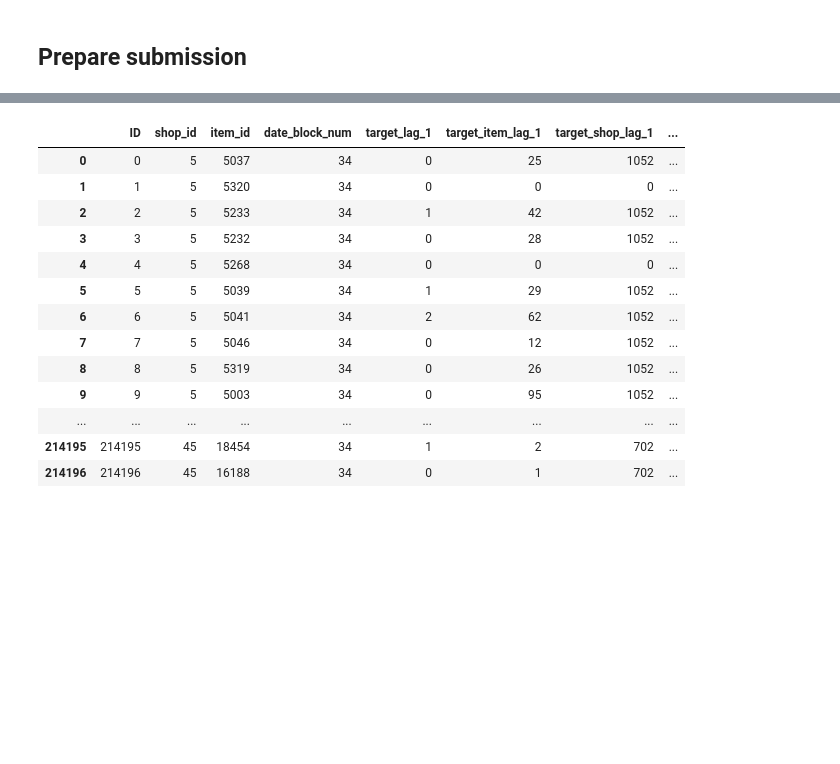
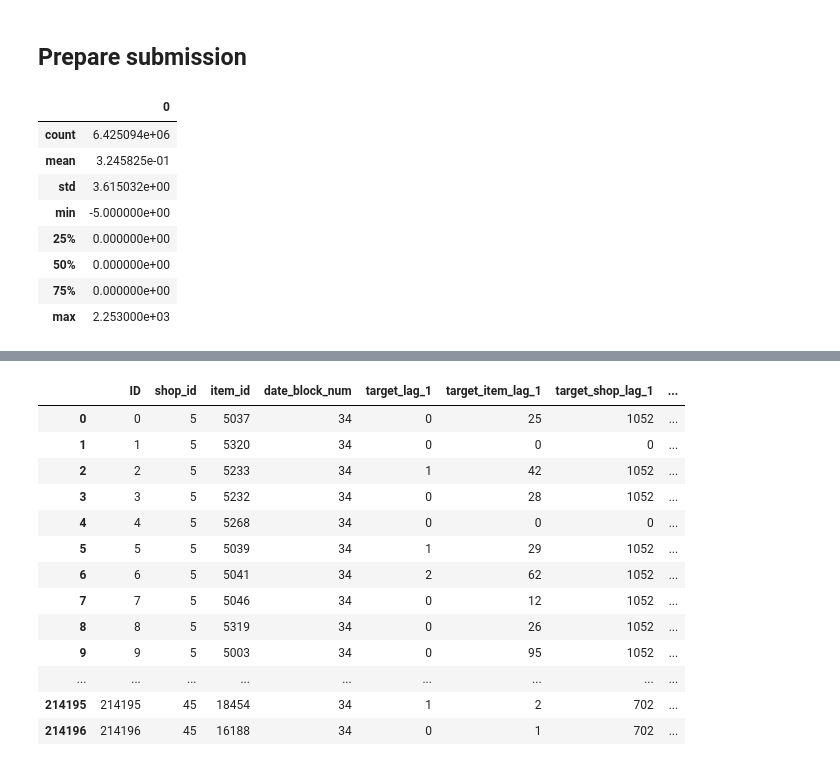
Before and after one commit to maviator/kaggle_coursera_course, a Jupyter notebook: script/MovingValidationPipeline.ipynb, the cells around one changed output, grey strips where cells are left out. Saved outputs shown, nothing was run; the diff lists cells and outputs as text; code cells hidden in the pictures; blank space fills up the shorter version.

```diff
--- a/script/MovingValidationPipeline.ipynb
+++ b/script/MovingValidationPipeline.ipynb
@@ -407,5 +358,19 @@ Month 29 Test RMSE 1.902056
 ## Take all train data
 X_train_all = all_data.drop(to_drop_cols, axis=1)
 y_train_all = all_data.target.values
+# %%
+y = pd.DataFrame(y_train_all)
+# %%
+y.describe()
+# %% [output]
+|  | 0 |
+| count | 6.425094e+06 |
+| mean | 3.245825e-01 |
+| std | 3.615032e+00 |
+| min | -5.000000e+00 |
+| 25% | 0.000000e+00 |
+| 50% | 0.000000e+00 |
+| 75% | 0.000000e+00 |
+| max | 2.253000e+03 |
 # %%
 X_train_all.head()
```
Also changed, not shown: parts of 16 cells of this notebook, 1 other file.
